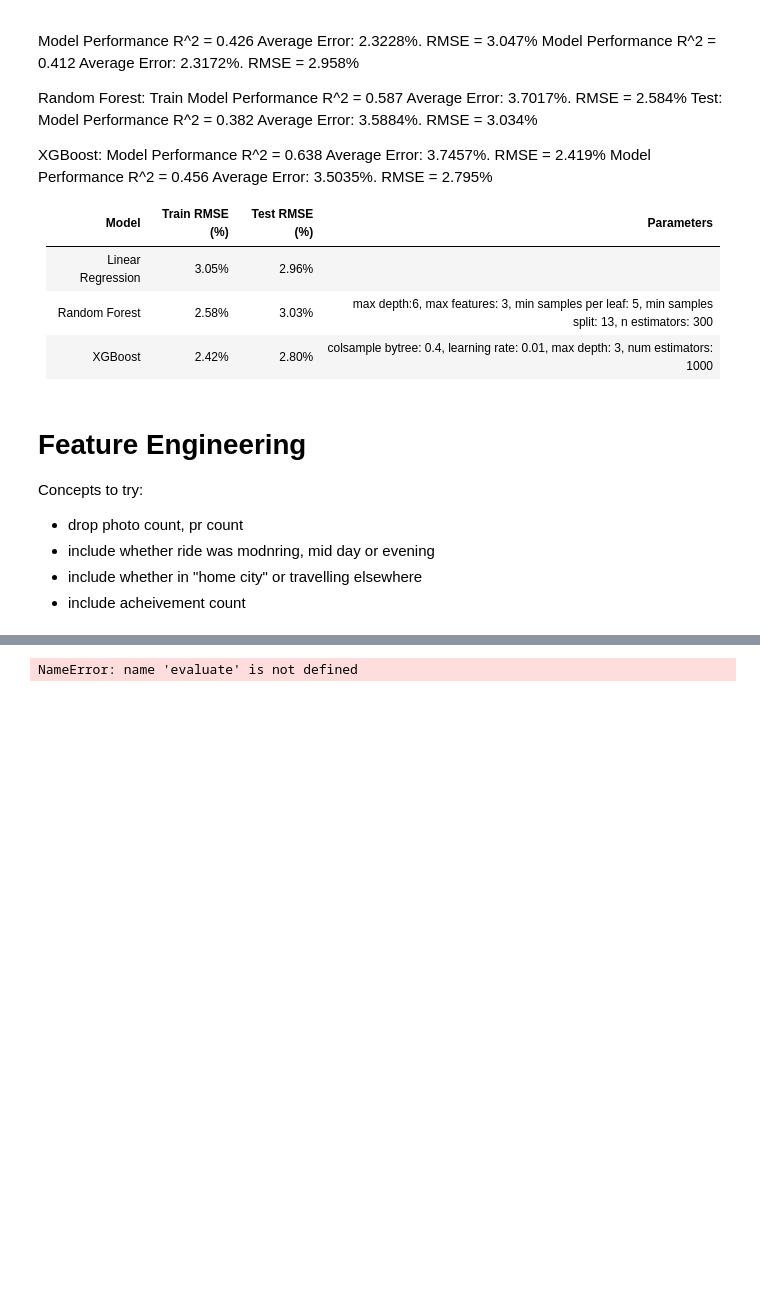
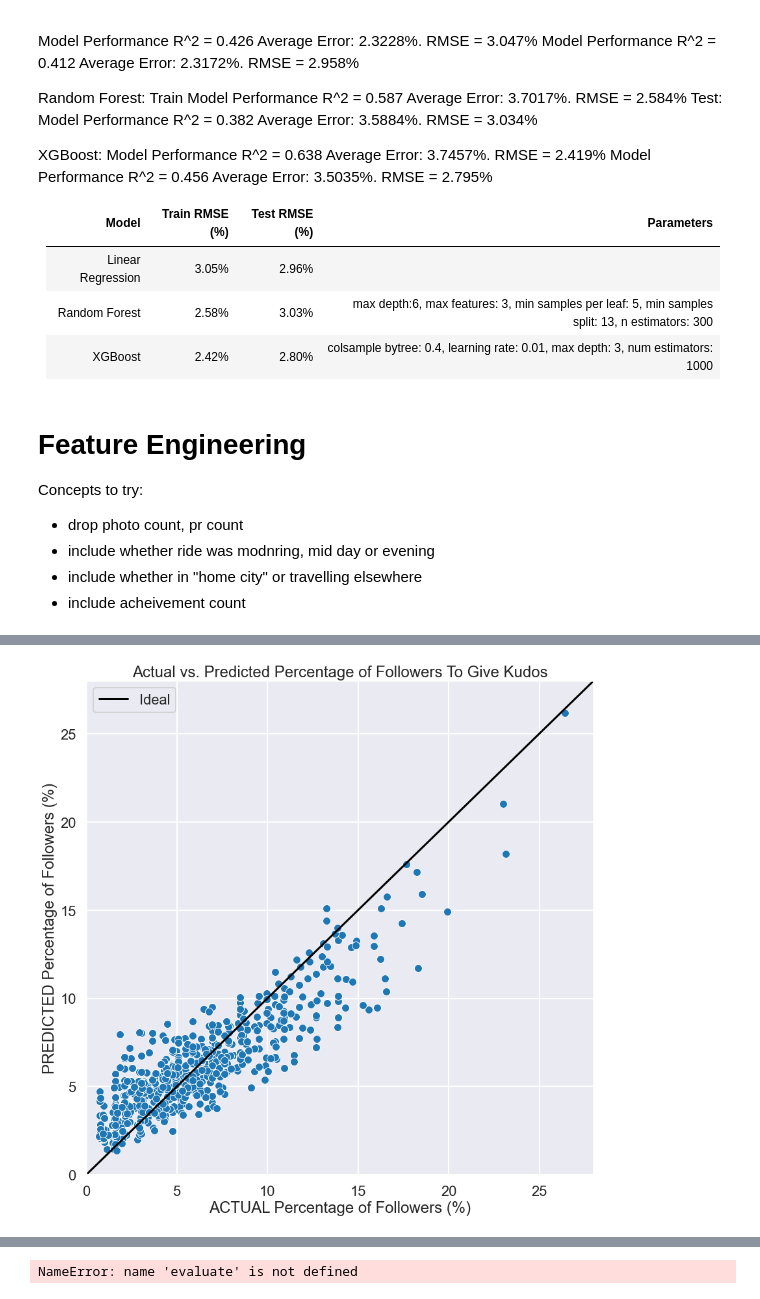
Before and after one commit to andrewst93/strava_snooper_dashboard, a Jupyter notebook: notebooks/2.0-ta-kudos-modelling.ipynb, the cells around one changed output, grey strips where cells are left out. Cells and saved outputs as stored; diff of their text form; code cells hidden in the pictures; blank space fills up the shorter version.

```diff
--- a/notebooks/2.0-ta-kudos-modelling.ipynb
+++ b/notebooks/2.0-ta-kudos-modelling.ipynb
@@ -609,0 +609,2 @@ Fitting 3 folds for each of 36 candidates, totalling 108 fits
+# %%
+mlflow.set_experiment("kudos-prediction-v1")
@@ -609,0 +613,88 @@ Fitting 3 folds for each of 36 candidates, totalling 108 fits
+# %%
+def plot_model_prediction_comparison(model, X_train, y_train):
+
+    fig, ax = plt.subplots(figsize=(14,14))
+
+    pred = model.predict(X_train)
+
+    sns.scatterplot(x=y_train.to_numpy().flatten()*100, y=pred*100)
+    plt.plot([0, 28], [0,28], c="black", label="Ideal")
+    plt.xlabel("ACTUAL Percentage of Followers (%)")
+    plt.ylabel("PREDICTED Percentage of Followers (%)")
+    plt.title("Actual vs. Predicted Percentage of Followers To Give Kudos")
+    plt.ylim(0,28)
+    plt.xlim(0,28)
+    plt.legend()
+
+    return fig
+# %%
+# define model
+# xgbm = xgboost.XGBRegressor(n_estimators=100, max_depth=4, eta=0.1, subsample=0.7, colsample_bytree=0.8)
+max_depth= [5]
+learning_rate= [0.01]
+n_estimators= [1000]
+colsample_bytree= [0.7]
+
+for max_d in max_depth:
+    for lr in learning_rate:
+        for n_est in n_estimators:
+            for csbt in colsample_bytree:
+
+                with mlflow.start_run():
+
+                    xgbm = xgboost.XGBRegressor(seed=20, max_depth=max_d, eta=lr, colsample_bytree=csbt, n_estimators=n_est)
+
+                    # Fit the grid search to the data
+                    xgbm.fit(X_train, y_train)
+
+                    model_metrics = evaluate(xgbm, X_train, y_train)
+
+                    # # non-zero kudos optimal xgbm
+                    # xgbm_params = { 'max_depth': [max_d],
+                    #         'learning_rate': [lr],
+                    #         'n_estimators': [n_est],
+                    #         'colsample_bytree': [csbt]}
+
+                    # Instantiate the grid search model
+                    # xgbm_grid_search = GridSearchCV(estimator = xgbm, param_grid = xgbm_params,
+                    #                         cv = 5, n_jobs = -1, verbose = 2, scoring=scoring)
+                    # xgbm_best_grid = xgbm_grid_search.best_estimator_
+                    # best_params = xgbm_grid_search.best_params_
+
+                    # Cross validation testing
+                    scoring = "neg_root_mean_squared_error"
+
+                    x_model = xgboost.XGBRegressor(seed=20,  max_depth=max_d, eta=lr, colsample_bytree=csbt, n_estimators=n_est)
+
+                    # evaluate model
+                    scores = cross_val_score(x_model, X_train, y_train, scoring=scoring, cv=5, n_jobs=-1)
+                    # report performance
+                    print('Accuracy: %.3f (%.3f)' % (np.mean(scores), np.std(scores)))
+
+                    cv_mean_rmse = np.mean(scores)
+                    cv_std_rmse = np.std(scores)
+
+                    mlflow.log_param('scoring', scoring)
+                    mlflow.log_param('colsample_bytree', csbt)
+                    mlflow.log_param('learning_rate', lr)
+                    mlflow.log_param('max_depth', max_d)
+                    mlflow.log_param('n_estimators', n_est)
+
+                    mlflow.log_metric("acc", model_metrics["accuracy"])
+                    mlflow.log_metric("R2", model_metrics["R2"])
+                    mlflow.log_metric("rmse", model_metrics["rmse"])
+                    mlflow.log_metric("avg_error", model_metrics["avg_error"])
+                    mlflow.log_metric("cv_mean_rmse", cv_mean_rmse)
+                    mlflow.log_metric("cv_std_rmse", cv_std_rmse)
+
+                    signature = mlflow.models.signature.infer_signature(X_train, xgbm.predict(X_train))
+                    mlflow.xgboost.log_model(xgbm, artifact_path="model", signature=signature, input_example=X_train)
+
+                    ideal_fig = plot_model_prediction_comparison(xgbm, X_train, y_train)
+                    save_fig = "ideal_results_plot.png"
+                    fig.savefig(save_fig)
+                    mlflow.log_artifact(save_fig, "artifacts")
+                    os.remove(save_fig)
+
+                    mlflow.end_run()
+# %% [output]
@@ -609,0 +708 @@ Fitting 3 folds for each of 36 candidates, totalling 108 fits
+[figure, added]
```
Also changed, not shown: parts of 26 cells of this notebook, 5 other files.
